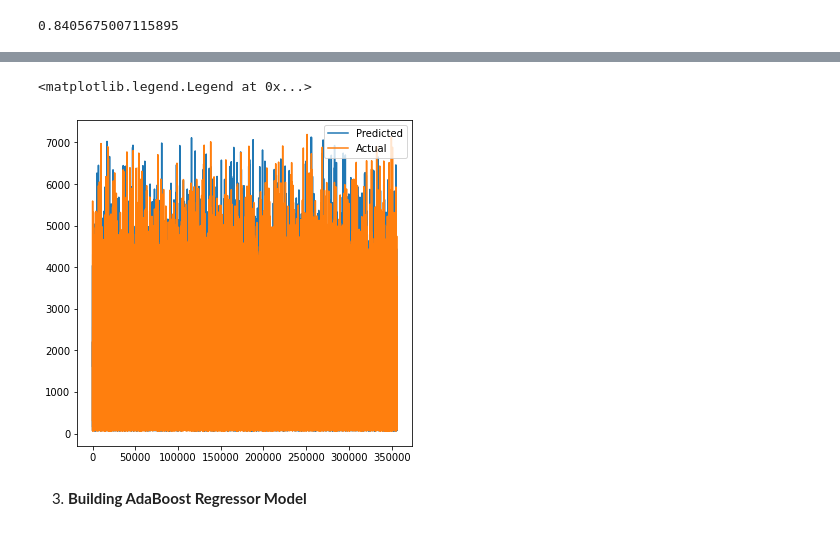
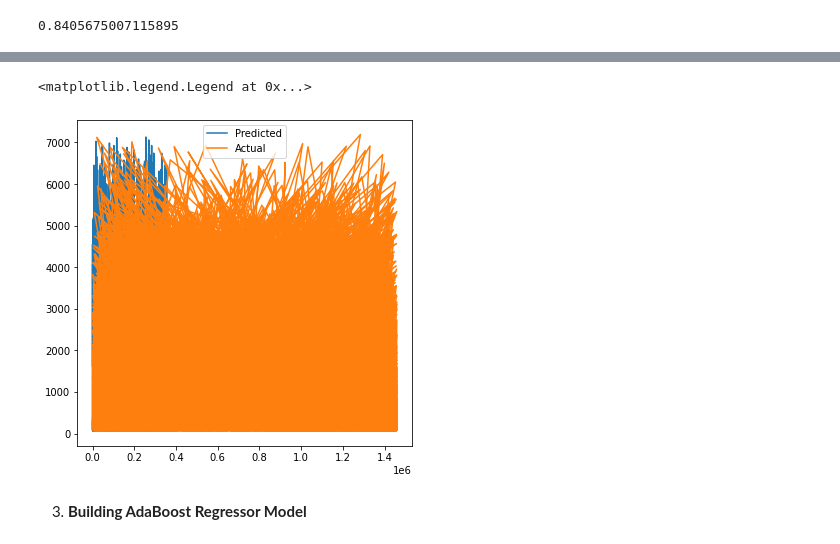
Before and after one commit to SUSOVAN-061/nyc-taxi-trip-ML, a Jupyter notebook: SUSOVAN_NYC_Taxi_Trip_Time_Prediction_Capstone_Project.ipynb, the cells around one changed output, grey strips where cells are left out. Drawn from its saved outputs; the diff is of its cells as text; code cells hidden in the pictures.

```diff
--- a/SUSOVAN_NYC_Taxi_Trip_Time_Prediction_Capstone_Project.ipynb
+++ b/SUSOVAN_NYC_Taxi_Trip_Time_Prediction_Capstone_Project.ipynb
@@ -757,11 +798,11 @@ dt_test
 # %%
 plt.figure(figsize=(6,6))
 plt.plot(10**(dt_pred))
-plt.plot(np.array(10**(y_test)))
+plt.plot((10**(y_test)))
 plt.legend(['Predicted','Actual'])
 # %% [output]
 <matplotlib.legend.Legend at 0x...>
-[figure, old version]
+[figure, new version]
 # %% [markdown]
 3. **Building AdaBoost Regressor Model**
 # %%
```
Also changed, not shown: parts of 23 cells of this notebook.
